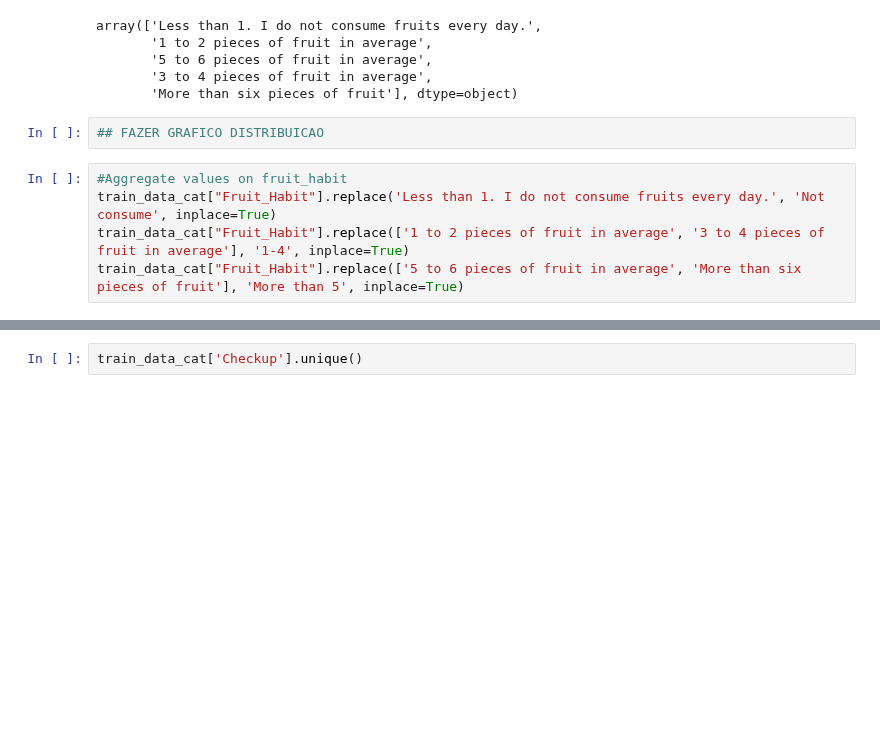
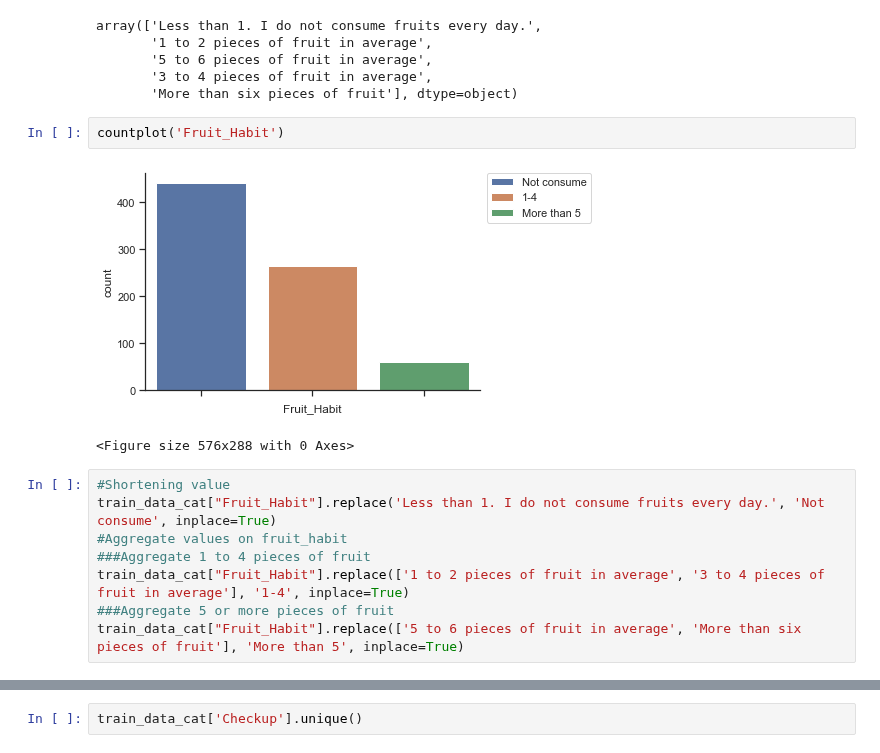
Before and after one commit to henrymmarques/MLProject, a Jupyter notebook: Group03 - ML Project.ipynb, the cells around one changed output, grey strips where cells are left out. Saved outputs shown, nothing was run; the diff lists cells and outputs as text; blank space fills up the shorter version.

```diff
--- a/Group03 - ML Project.ipynb
+++ b/Group03 - ML Project.ipynb
@@ -445,9 +478,15 @@ array(['Less than 1. I do not consume fruits every day.',
        '3 to 4 pieces of fruit in average',
        'More than six pieces of fruit'], dtype=object)
 # %%
-## FAZER GRAFICO DISTRIBUICAO
+countplot('Fruit_Habit')
+# %% [output]
+[figure, added]
+<Figure size 576x288 with 0 Axes>
 # %%
+#Shortening value
+train_data_cat["Fruit_Habit"].replace('Less than 1. I do not consume fruits every day.', 'Not consume', inplace=True)
 #Aggregate values on fruit_habit
-train_data_cat["Fruit_Habit"].replace('Less than 1. I do not consume fruits every day.', 'Not consume', inplace=True)
+###Aggregate 1 to 4 pieces of fruit
 train_data_cat["Fruit_Habit"].replace(['1 to 2 pieces of fruit in average', '3 to 4 pieces of fruit in average'], '1-4', inplace=True)
+###Aggregate 5 or more pieces of fruit
 train_data_cat["Fruit_Habit"].replace(['5 to 6 pieces of fruit in average', 'More than six pieces of fruit'], 'More than 5', inplace=True)
```
Also changed, not shown: parts of 21 cells of this notebook.
